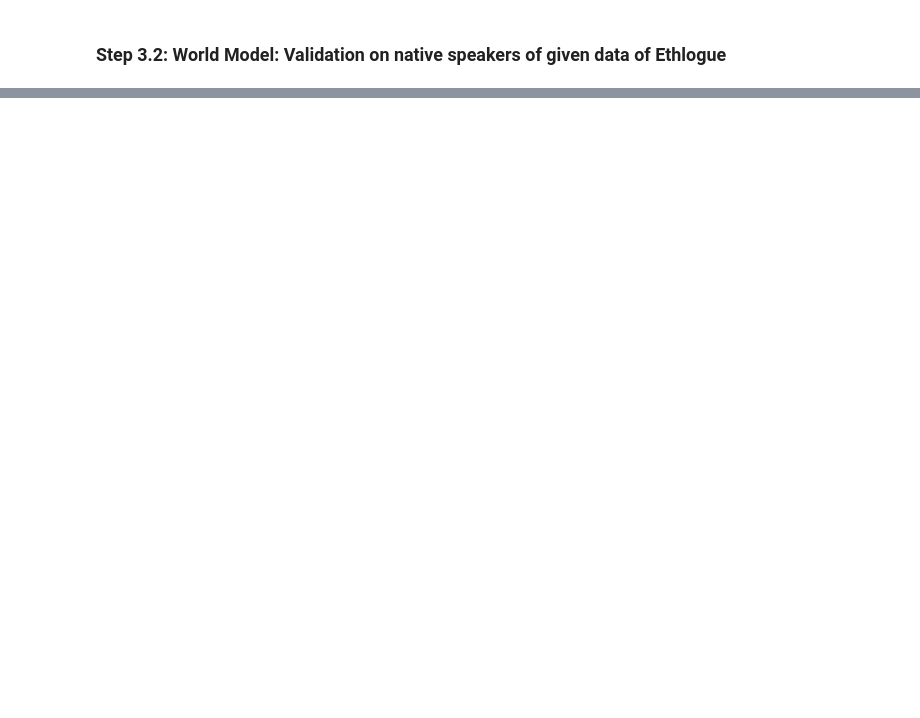
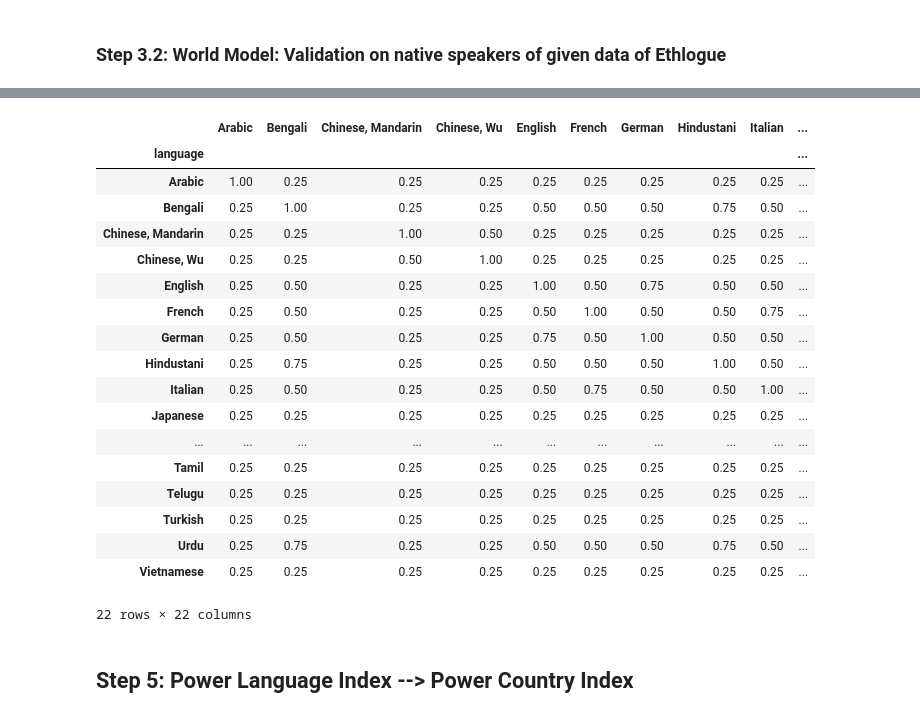
Before and after one commit to Horacehxw/Language_Prediction, a Jupyter notebook: Untitled.ipynb, the cells around one changed output, grey strips where cells are left out. Drawn from its saved outputs; the diff is of its cells as text; code cells hidden in the pictures; blank space fills up the shorter version.

```diff
--- a/Untitled.ipynb
+++ b/Untitled.ipynb
@@ -486,0 +690,28 @@ def fig_language_validate(language_data, title):
+# %%
+df = pd.DataFrame(data=similarity, columns=list_language)
+# %%
+df.insert(0, 'language', list_language)
+# %%
+df.set_index(keys='language')
+# %% [output]
+|  | Arabic | Bengali | Chinese, Mandarin | Chinese, Wu | English | French | German | Hindustani | Italian | ... |
+| language |  |  |  |  |  |  |  |  |  | ... |
+| Arabic | 1.00 | 0.25 | 0.25 | 0.25 | 0.25 | 0.25 | 0.25 | 0.25 | 0.25 | ... |
+| Bengali | 0.25 | 1.00 | 0.25 | 0.25 | 0.50 | 0.50 | 0.50 | 0.75 | 0.50 | ... |
+| Chinese, Mandarin | 0.25 | 0.25 | 1.00 | 0.50 | 0.25 | 0.25 | 0.25 | 0.25 | 0.25 | ... |
+| Chinese, Wu | 0.25 | 0.25 | 0.50 | 1.00 | 0.25 | 0.25 | 0.25 | 0.25 | 0.25 | ... |
+| English | 0.25 | 0.50 | 0.25 | 0.25 | 1.00 | 0.50 | 0.75 | 0.50 | 0.50 | ... |
+| French | 0.25 | 0.50 | 0.25 | 0.25 | 0.50 | 1.00 | 0.50 | 0.50 | 0.75 | ... |
+| German | 0.25 | 0.50 | 0.25 | 0.25 | 0.75 | 0.50 | 1.00 | 0.50 | 0.50 | ... |
+| Hindustani | 0.25 | 0.75 | 0.25 | 0.25 | 0.50 | 0.50 | 0.50 | 1.00 | 0.50 | ... |
+| Italian | 0.25 | 0.50 | 0.25 | 0.25 | 0.50 | 0.75 | 0.50 | 0.50 | 1.00 | ... |
+| Japanese | 0.25 | 0.25 | 0.25 | 0.25 | 0.25 | 0.25 | 0.25 | 0.25 | 0.25 | ... |
+| ... | ... | ... | ... | ... | ... | ... | ... | ... | ... | ... |
+| Tamil | 0.25 | 0.25 | 0.25 | 0.25 | 0.25 | 0.25 | 0.25 | 0.25 | 0.25 | ... |
+| Telugu | 0.25 | 0.25 | 0.25 | 0.25 | 0.25 | 0.25 | 0.25 | 0.25 | 0.25 | ... |
+| Turkish | 0.25 | 0.25 | 0.25 | 0.25 | 0.25 | 0.25 | 0.25 | 0.25 | 0.25 | ... |
+| Urdu | 0.25 | 0.75 | 0.25 | 0.25 | 0.50 | 0.50 | 0.50 | 0.75 | 0.50 | ... |
+| Vietnamese | 0.25 | 0.25 | 0.25 | 0.25 | 0.25 | 0.25 | 0.25 | 0.25 | 0.25 | ... |
+22 rows × 22 columns
+# %% [markdown]
+## Step 5: Power Language Index --> Power Country Index
```
Also changed, not shown: parts of 52 cells of this notebook, 1 other file.
